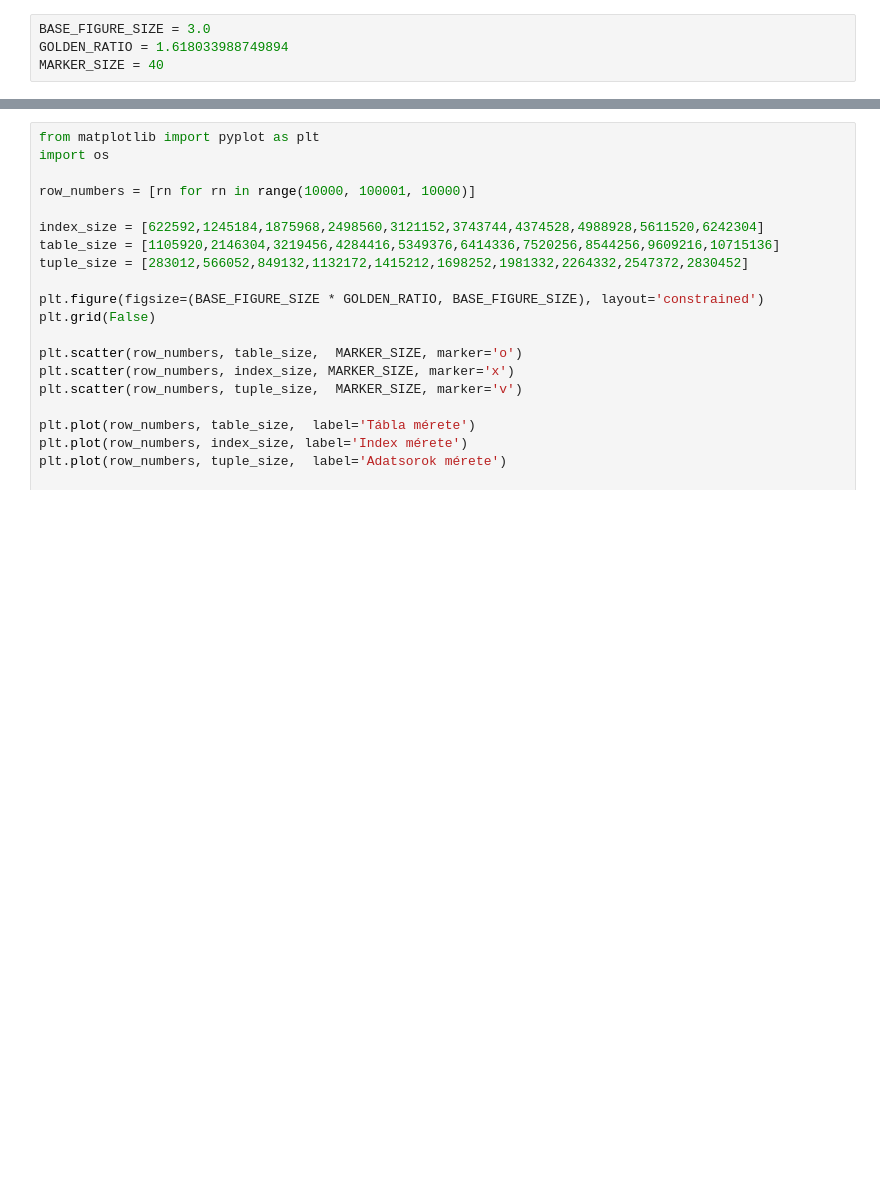
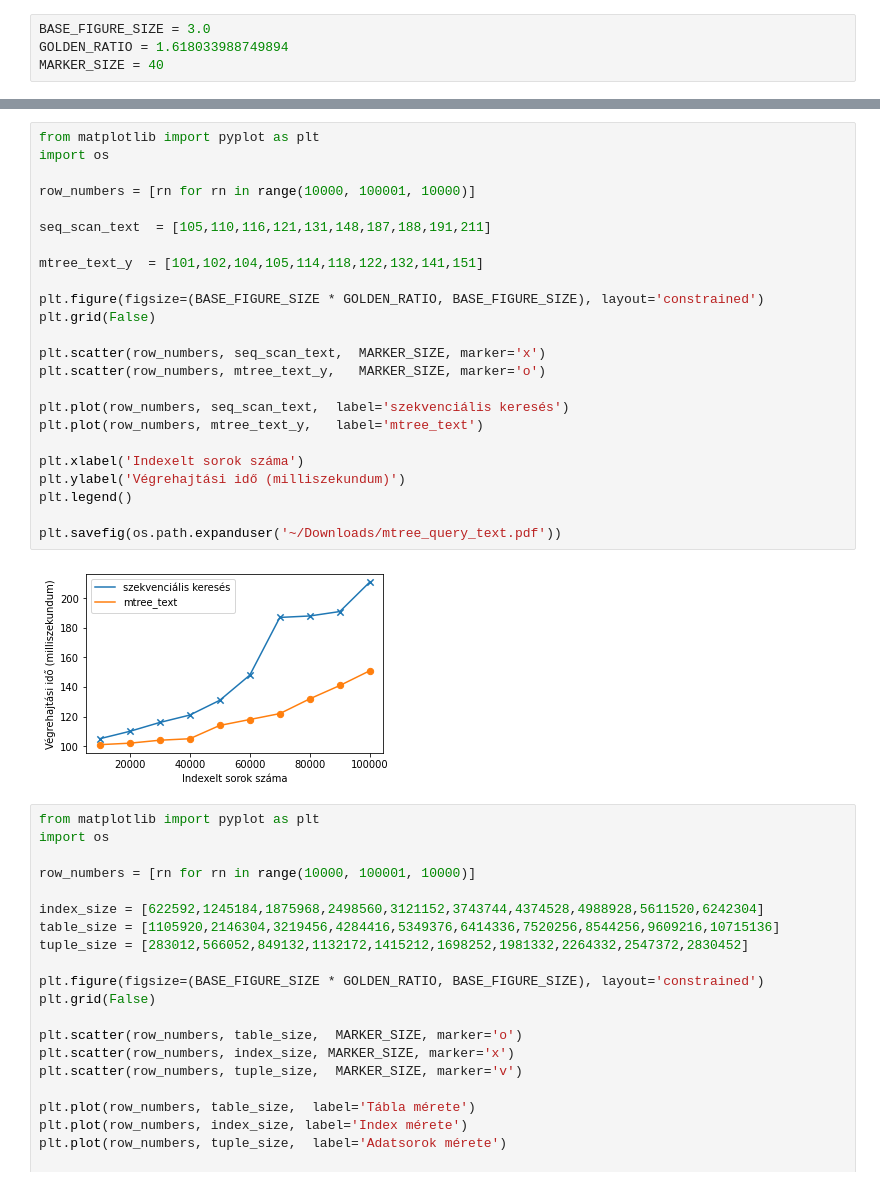
Before and after one commit to ggombos/mtree, a Jupyter notebook: notebooks/scalability_figure.ipynb, the cells around one changed output, grey strips where cells are left out. Cells and saved outputs as stored; diff of their text form; blank space fills up the shorter version.

```diff
--- a/notebooks/scalability_figure.ipynb
+++ b/notebooks/scalability_figure.ipynb
@@ -61,3 +85,29 @@ plt.savefig(os.path.expanduser('~/Downloads/mtree_query.pdf'))
+# %%
+from matplotlib import pyplot as plt
+import os
+
+row_numbers = [rn for rn in range(10000, 100001, 10000)]
+
+seq_scan_text  = [105,110,116,121,131,148,187,188,191,211]
+
+mtree_text_y  = [101,102,104,105,114,118,122,132,141,151]
+
+plt.figure(figsize=(BASE_FIGURE_SIZE * GOLDEN_RATIO, BASE_FIGURE_SIZE), layout='constrained')
+plt.grid(False)
+
+plt.scatter(row_numbers, seq_scan_text,  MARKER_SIZE, marker='x')
+plt.scatter(row_numbers, mtree_text_y,   MARKER_SIZE, marker='o')
+
+plt.plot(row_numbers, seq_scan_text,  label='szekvenciális keresés')
+plt.plot(row_numbers, mtree_text_y,   label='mtree_text')
+
+plt.xlabel('Indexelt sorok száma')
+plt.ylabel('Végrehajtási idő (milliszekundum)')
+plt.legend()
+
+plt.savefig(os.path.expanduser('~/Downloads/mtree_query_text.pdf'))
+# %% [output]
+[figure, added]
 # %%
 from matplotlib import pyplot as plt
 import os
```
Also changed, not shown: parts of 4 cells of this notebook, 1 other file.
